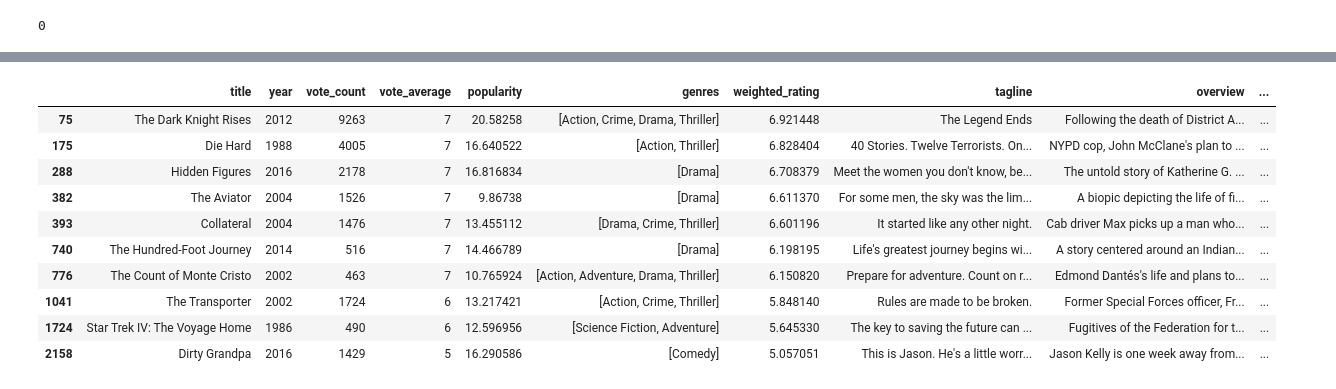
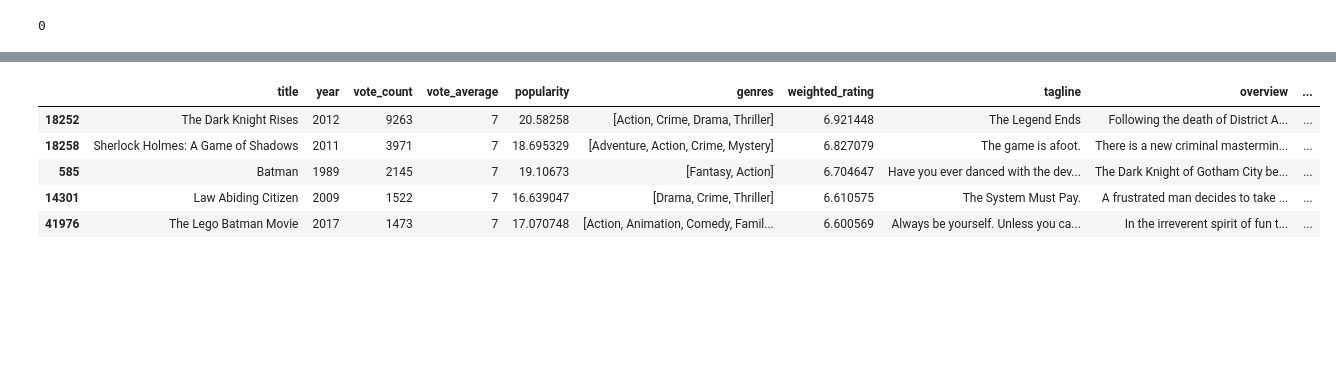
Before and after one commit to bpru/recommendMovie, a Jupyter notebook: movie_rec_sys.ipynb, the cells around one changed output, grey strips where cells are left out. Saved outputs shown, nothing was run; the diff lists cells and outputs as text; code cells hidden in the pictures; blank space fills up the shorter version.

```diff
--- a/movie_rec_sys.ipynb
+++ b/movie_rec_sys.ipynb
@@ -106,7 +123,8 @@ Try using .loc[row_indexer,col_indexer] = value instead
 See the caveats in the documentation: http://pandas.pydata.org/pandas-docs/stable/indexing.html#indexing-view-versus-copy
   self[name] = value
 # %%
-FEATURES = ['title', 'year', 'vote_count', 'vote_average', 'popularity', 'genres', 'weighted_rating', 'tagline', 'overview', 'id']
+FEATURES = ['title', 'year', 'vote_count', 'vote_average', 'popularity', \
+            'genres', 'weighted_rating', 'tagline', 'overview', 'id']
 df = df[FEATURES]
 df.shape
 # %% [output]
@@ -196,6 +194,9 @@ array(['Cobb, a skilled thief who commits corporate espionage by infiltrating th
       dtype=object)
 # %%
 from sklearn.feature_extraction.text import TfidfVectorizer, CountVectorizer
-tf = TfidfVectorizer(analyzer='word',ngram_range=(1, 2),min_df=0, stop_words='english')
-tfidf_matrix = tf.fit_transform(df['description'])
-tfidf_matrix.shape
+from sklearn.metrics.pairwise import linear_kernel, cosine_similarity
+def cal_similarity_matrix(data):
+    tf = TfidfVectorizer(analyzer='word',ngram_range=(1, 2),min_df=0, stop_words='english')
+    tfidf_matrix = tf.fit_transform(data)
+    cosine_sim = linear_kernel(tfidf_matrix, tfidf_matrix)
+    return cosine_sim
@@ -207,3 +203,5 @@ cosine_sim_description = linear_kernel(tfidf_matrix, tfidf_matrix)
+# %%
+cosine_sim_description = cal_similarity_matrix(df['description'])
 # %%
 title_to_idx = {title: idx for title, idx in zip(df.title, range(df.shape[0]))}
 title_to_idx['Inception']
@@ -232,17 +225,12 @@ get_recommendation_by_title(df, 'Toy Story', cosine_sim_description)
 # %%
-get_recommendation_by_title(df, 'The Dark Knight', cosine_sim_description)
+get_recommendation_by_title(df, 'The Dark Knight', cosine_sim_description).head()
 # %% [output]
 |  | title | year | vote_count | vote_average | popularity | genres | weighted_rating | tagline | overview | ... |
-| 75 | The Dark Knight Rises | 2012 | 9263 | 7 | 20.58258 | [Action, Crime, Drama, Thriller] | 6.921448 | The Legend Ends | Following the death of District A... | ... |
-| 175 | Die Hard | 1988 | 4005 | 7 | 16.640522 | [Action, Thriller] | 6.828404 | 40 Stories. Twelve Terrorists. On... | NYPD cop, John McClane's plan to ... | ... |
-| 288 | Hidden Figures | 2016 | 2178 | 7 | 16.816834 | [Drama] | 6.708379 | Meet the women you don't know, be... | The untold story of Katherine G. ... | ... |
-| 382 | The Aviator | 2004 | 1526 | 7 | 9.86738 | [Drama] | 6.611370 | For some men, the sky was the lim... | A biopic depicting the life of fi... | ... |
-| 393 | Collateral | 2004 | 1476 | 7 | 13.455112 | [Drama, Crime, Thriller] | 6.601196 | It started like any other night. | Cab driver Max picks up a man who... | ... |
-| 740 | The Hundred-Foot Journey | 2014 | 516 | 7 | 14.466789 | [Drama] | 6.198195 | Life's greatest journey begins wi... | A story centered around an Indian... | ... |
-| 776 | The Count of Monte Cristo | 2002 | 463 | 7 | 10.765924 | [Action, Adventure, Drama, Thriller] | 6.150820 | Prepare for adventure. Count on r... | Edmond Dantés's life and plans to... | ... |
-| 1041 | The Transporter | 2002 | 1724 | 6 | 13.217421 | [Action, Crime, Thriller] | 5.848140 | Rules are made to be broken. | Former Special Forces officer, Fr... | ... |
-| 1724 | Star Trek IV: The Voyage Home | 1986 | 490 | 6 | 12.596956 | [Science Fiction, Adventure] | 5.645330 | The key to saving the future can ... | Fugitives of the Federation for t... | ... |
-| 2158 | Dirty Grandpa | 2016 | 1429 | 5 | 16.290586 | [Comedy] | 5.057051 | This is Jason. He's a little worr... | Jason Kelly is one week away from... | ... |
+| 18252 | The Dark Knight Rises | 2012 | 9263 | 7 | 20.58258 | [Action, Crime, Drama, Thriller] | 6.921448 | The Legend Ends | Following the death of District A... | ... |
+| 18258 | Sherlock Holmes: A Game of Shadows | 2011 | 3971 | 7 | 18.695329 | [Adventure, Action, Crime, Mystery] | 6.827079 | The game is afoot. | There is a new criminal mastermin... | ... |
+| 585 | Batman | 1989 | 2145 | 7 | 19.10673 | [Fantasy, Action] | 6.704647 | Have you ever danced with the dev... | The Dark Knight of Gotham City be... | ... |
+| 14301 | Law Abiding Citizen | 2009 | 1522 | 7 | 16.639047 | [Drama, Crime, Thriller] | 6.610575 | The System Must Pay. | A frustrated man decides to take ... | ... |
+| 41976 | The Lego Batman Movie | 2017 | 1473 | 7 | 17.070748 | [Action, Animation, Comedy, Famil... | 6.600569 | Always be yourself. Unless you ca... | In the irreverent spirit of fun t... | ... |
 # %%
 # add more features to calculate similarity between movies
 credits = pd.read_csv('./data/credits.csv')
```
Also changed, not shown: parts of 36 cells of this notebook, 6 other files.
